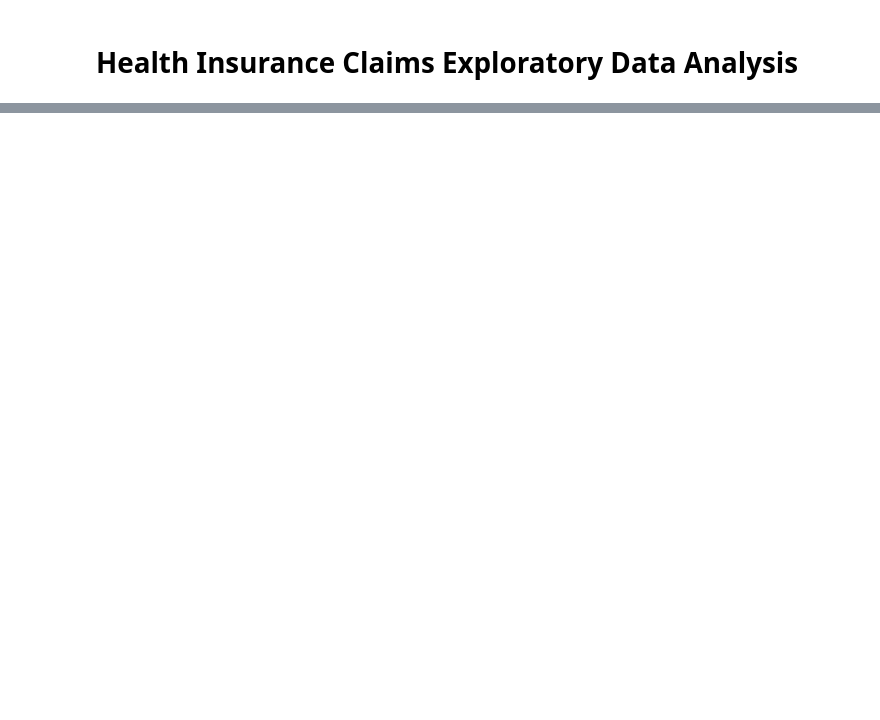
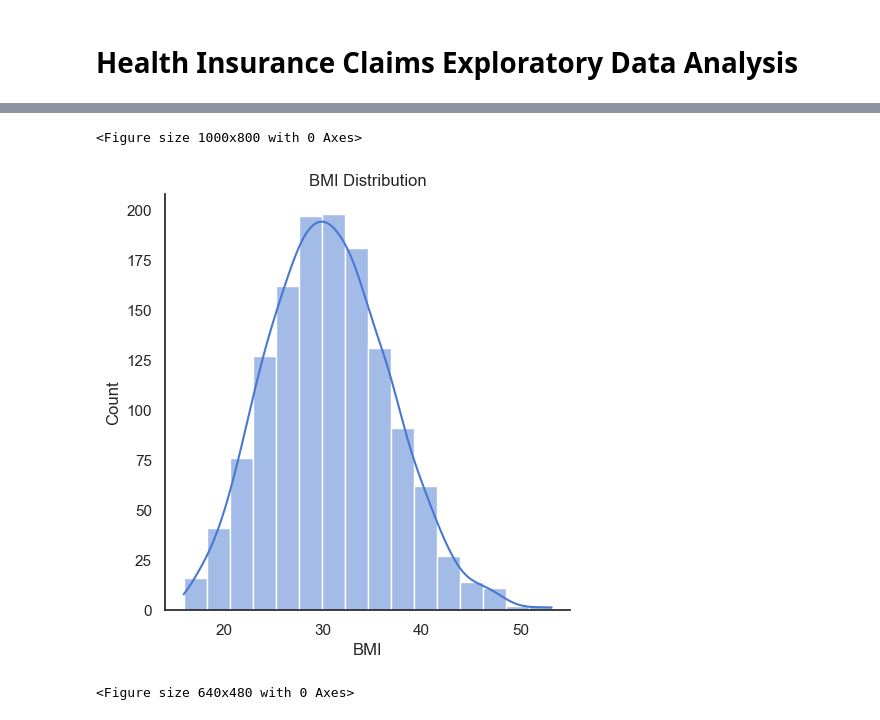
Before and after one commit to DaeJens/Health_Insurance_Project, a Jupyter notebook: HealthInsuranceEDA.ipynb, the cells around one changed output, grey strips where cells are left out. Drawn from its saved outputs; the diff is of its cells as text; code cells hidden in the pictures; blank space fills up the shorter version.

```diff
--- a/HealthInsuranceEDA.ipynb
+++ b/HealthInsuranceEDA.ipynb
@@ -127,0 +200,13 @@ Difference: $1394.93
+# %%
+plt.figure(figsize = (10, 8))
+sns.set_theme(style="white", palette="muted", color_codes=True)
+sns.displot(insurance_csv['bmi'], bins = 16, color = 'b', kde = True)
+plt.title("BMI Distribution")
+plt.xlabel('BMI')
+plt.ylabel('Count')
+plt.show()
+plt.clf()
+# %% [output]
+<Figure size 1000x800 with 0 Axes>
+[figure, added]
+<Figure size 640x480 with 0 Axes>
```
Also changed, not shown: parts of 23 cells of this notebook.
